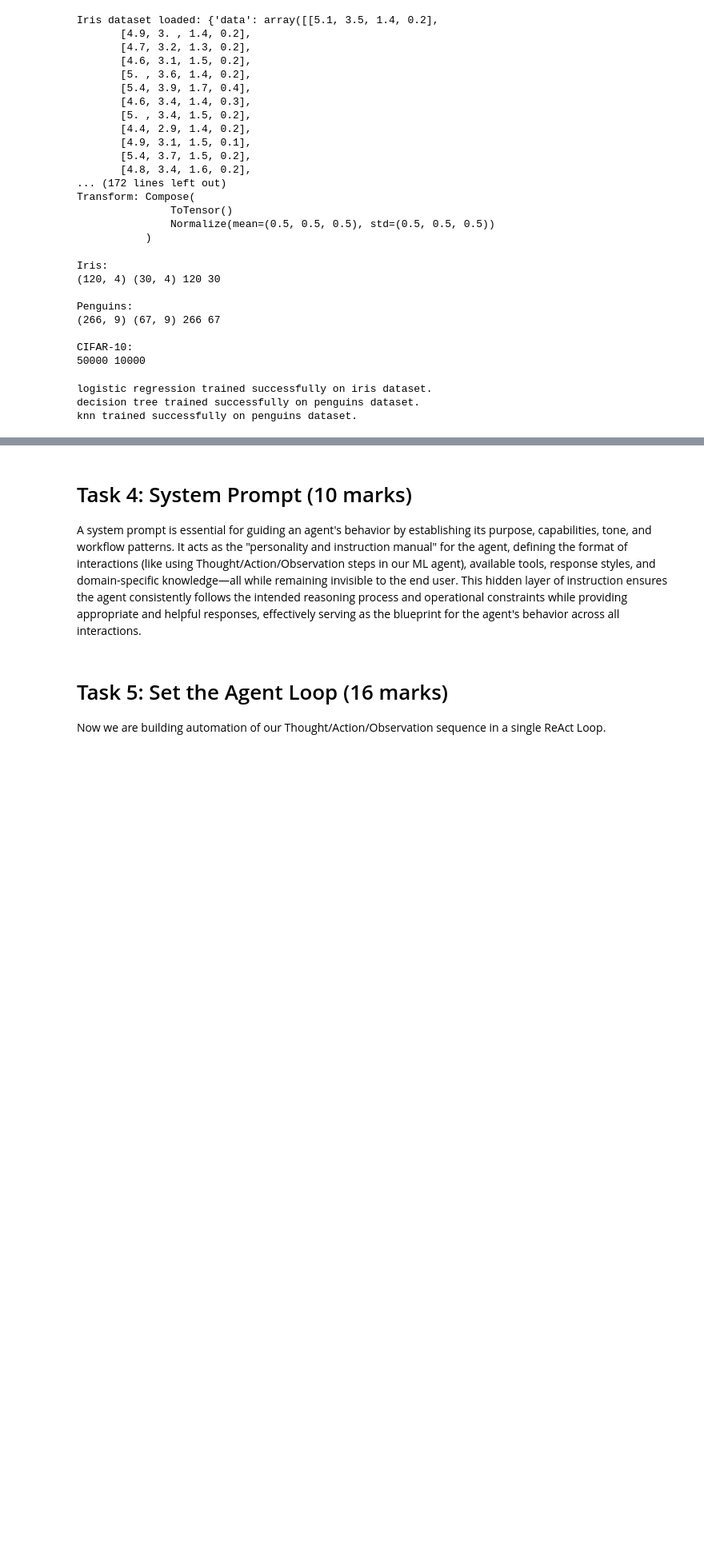
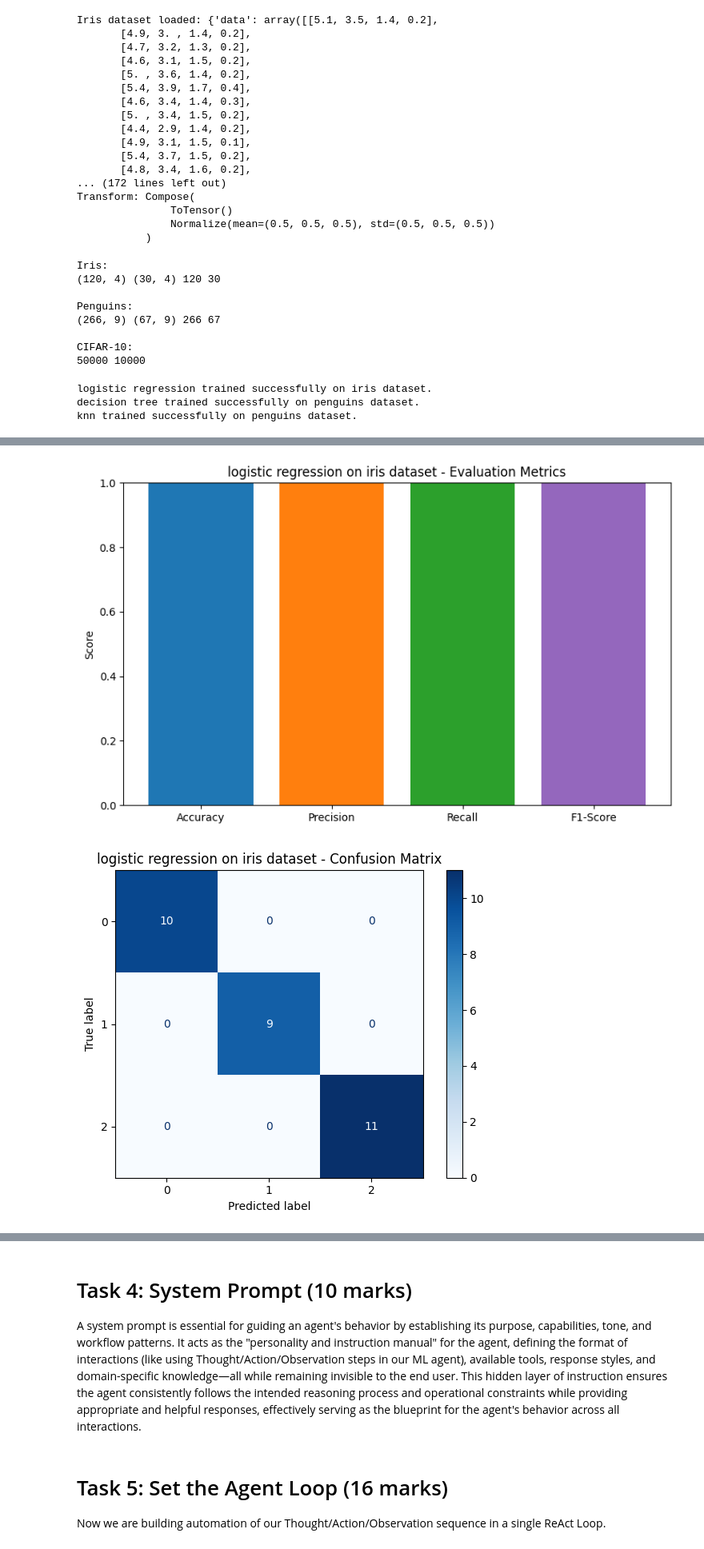
Before and after one commit to SajaFawagreh/SYSC4415, a Jupyter notebook: W2026/Assignments/A3/SYSC4415_W26_A3_v2.ipynb, the cells around one changed output, grey strips where cells are left out. Shown at 80% size. Drawn from its saved outputs; the diff is of its cells as text; code cells hidden in the pictures; blank space fills up the shorter version.

```diff
--- a/W2026/Assignments/A3/SYSC4415_W26_A3_v2.ipynb
+++ b/W2026/Assignments/A3/SYSC4415_W26_A3_v2.ipynb
@@ -963,0 +883,72 @@ visualize_results()
+# %%
+# Q3f (5 marks): Implement visualize_results tool
+# provides results of the training/evaluation, open-ended task (2 plots minimum)
+
+
+# YOUR ANSWER GOES HERE
+
+from sklearn.metrics import confusion_matrix, ConfusionMatrixDisplay
+
+def visualize_results(model_name=None, dataset_name=None):
+    if isinstance(model_name, dict):
+        tool_input = model_name
+        model_name = tool_input.get("model_name")
+        dataset_name = tool_input.get("dataset_name")
+
+    if model_name is None or dataset_name is None:
+        return {"error": f"Received: model_name={model_name}, dataset_name={dataset_name}"}
+
+    dataset_name = dataset_name.lower()
+    model_name = model_name.lower()
+
+    key = (dataset_name, model_name)
+
+    if key not in evaluation_results:
+        return {"error": f"No evaluation results found for {model_name} on {dataset_name}. Run evaluate_model first."}
+
+    result = evaluation_results[key]
+
+    accuracy = result["accuracy"]
+    precision = result["precision"]
+    recall = result["recall"]
+    f1 = result["f1"]
+    y_true = result["y_true"]
+    y_pred = result["y_pred"]
+
+    # Graph 1: Metrics bar chart
+    metric_names = ["Accuracy", "Precision", "Recall", "F1-Score"]
+    metric_values = [accuracy, precision, recall, f1]
+    colors = ["#1f77b4", "#ff7f0e", "#2ca02c", "#9467bd"]
+
+    plt.figure(figsize=(8, 5))
+    plt.bar(metric_names, metric_values, color=colors)
+    plt.title(f"{model_name} on {dataset_name} - Evaluation Metrics")
+    plt.ylabel("Score")
+    plt.ylim(0, 1)
+    plt.tight_layout()
+    plt.show()
+
+    print("\n")
+
+    # Graph 2: Confusion Matrix
+    cm = confusion_matrix(y_true, y_pred)
+
+    disp = ConfusionMatrixDisplay(confusion_matrix=cm)
+    disp.plot(cmap="Blues", values_format="d")
+    plt.title(f"{model_name} on {dataset_name} - Confusion Matrix")
+    plt.tight_layout()
+    plt.show()
+
+    print("\n")
+
+# Iris (Logistic)
+visualize_results("logistic regression", "iris dataset")
+
+# Penguins (Decision Tree)
+visualize_results("decision tree", "penguins dataset")
+
+# Penguins (KNN)
+visualize_results("knn", "penguins dataset")
+# %% [output]
+[figure, added]
+[figure, added]
```
Also changed, not shown: parts of 12 cells of this notebook.
